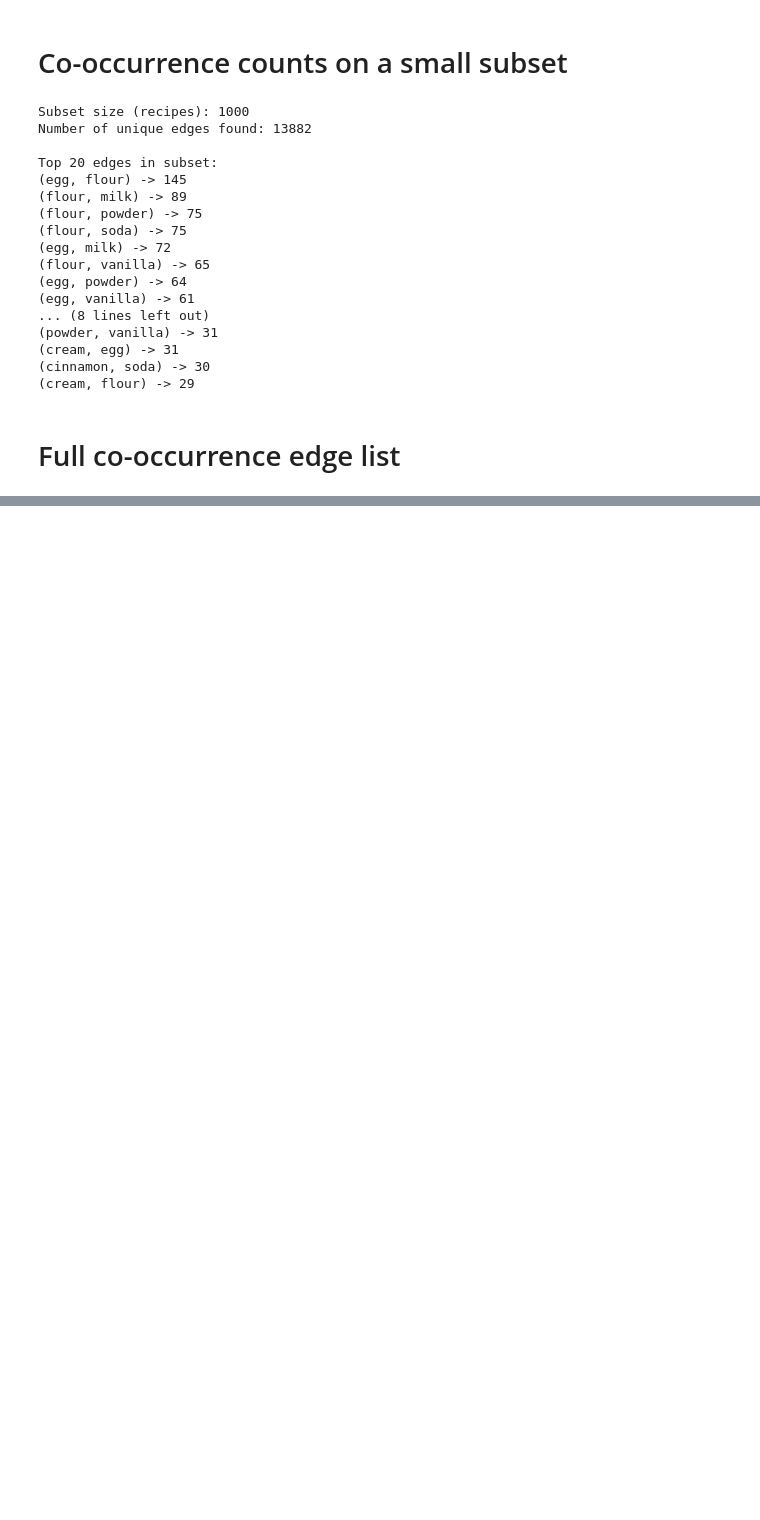
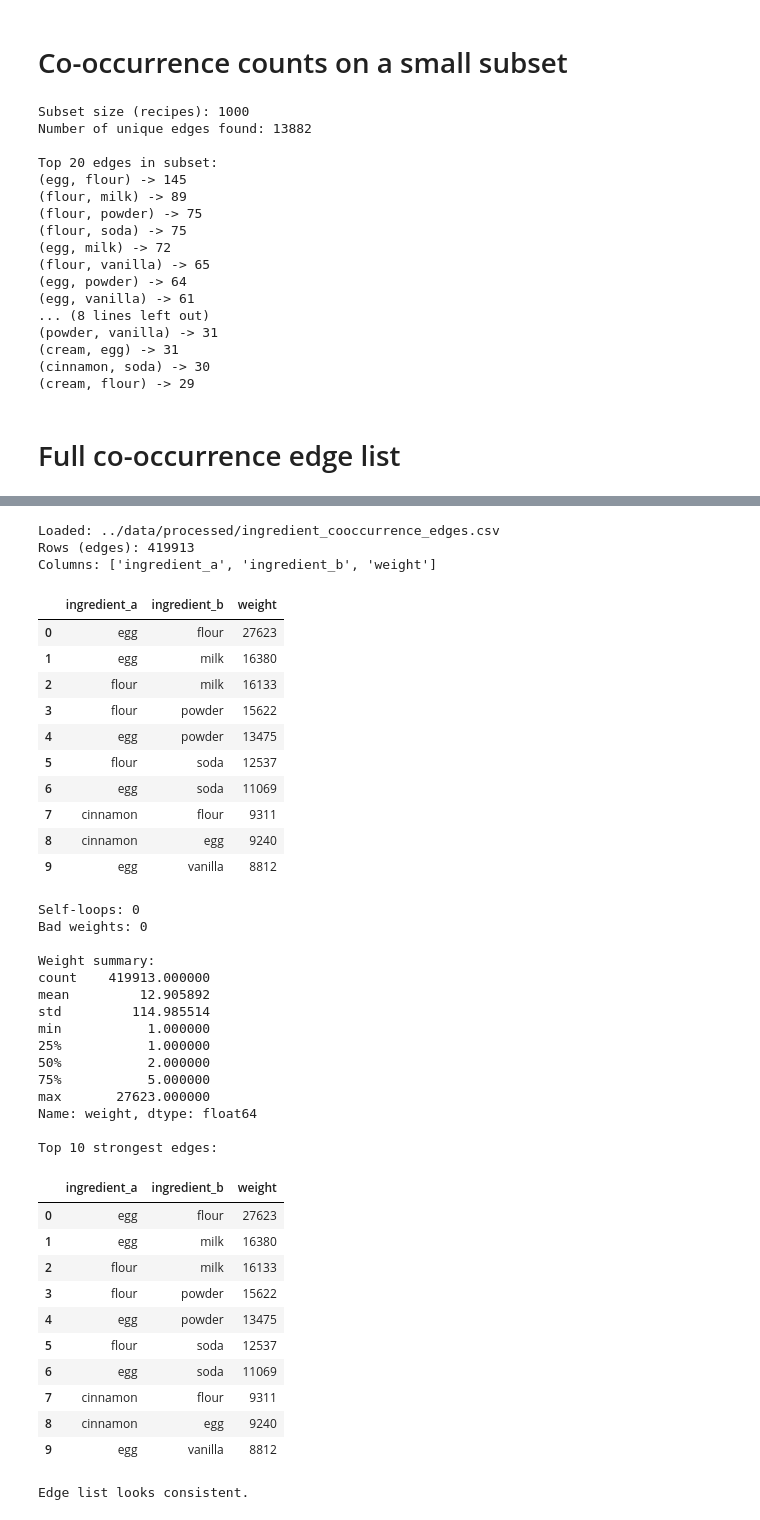
Before and after one commit to adarpalaoglu/SafePlate, a Jupyter notebook: notebooks/02_build_cooccurrence_graph.ipynb, the cells around one changed output, grey strips where cells are left out. Drawn from its saved outputs; the diff is of its cells as text; code cells hidden in the pictures; blank space fills up the shorter version.

```diff
--- a/notebooks/02_build_cooccurrence_graph.ipynb
+++ b/notebooks/02_build_cooccurrence_graph.ipynb
@@ -213 +210,76 @@ Edge list preview:
 Saved co-occurrence edges to: ../data/processed/ingredient_cooccurrence_edges.csv
+# %%
+# -- Quick sanity checks on the saved edge list --
+# Purpose:
+# Make sure the file wrote correctly and the edge list has the properties we rely on before moving on (graph build + Node2Vec).
+
+edges_check = pd.read_csv(EDGES_PATH)
+
+print("Loaded:", EDGES_PATH)
+print("Rows (edges):", len(edges_check))
+print("Columns:", list(edges_check.columns))
+display(edges_check.head(10))
+
+# Basic schema checks
+assert set(edges_check.columns) == {"ingredient_a", "ingredient_b", "weight"}, "Unexpected columns."
+
+# No self-loops (an ingredient paired with itself)
+self_loops = (edges_check["ingredient_a"] == edges_check["ingredient_b"]).sum()
+print("Self-loops:", self_loops)
+assert self_loops == 0, "Found self-loops."
+
+# Weights should be positive integers
+bad_weights = ((edges_check["weight"] <= 0) | (edges_check["weight"] % 1 != 0)).sum()
+print("Bad weights:", bad_weights)
+assert bad_weights == 0, "Found non-positive or non-integer weights."
+
+# Spot-check distribution (helps catch obviously broken counts)
+print("\nWeight summary:")
+print(edges_check["weight"].describe())
+
+print("\nTop 10 strongest edges:")
+display(edges_check.sort_values("weight", ascending=False).head(10))
+
+print("\nEdge list looks consistent.")
+# %% [output]
+Loaded: ../data/processed/ingredient_cooccurrence_edges.csv
+Rows (edges): 419913
+Columns: ['ingredient_a', 'ingredient_b', 'weight']
+|  | ingredient_a | ingredient_b | weight |
+| 0 | egg | flour | 27623 |
+| 1 | egg | milk | 16380 |
+| 2 | flour | milk | 16133 |
+| 3 | flour | powder | 15622 |
+| 4 | egg | powder | 13475 |
+| 5 | flour | soda | 12537 |
+| 6 | egg | soda | 11069 |
+| 7 | cinnamon | flour | 9311 |
+| 8 | cinnamon | egg | 9240 |
+| 9 | egg | vanilla | 8812 |
+Self-loops: 0
+Bad weights: 0
+
+Weight summary:
+count    419913.000000
+mean         12.905892
+std         114.985514
+min           1.000000
+25%           1.000000
+50%           2.000000
+75%           5.000000
+max       27623.000000
+Name: weight, dtype: float64
+
+Top 10 strongest edges:
+|  | ingredient_a | ingredient_b | weight |
+| 0 | egg | flour | 27623 |
+| 1 | egg | milk | 16380 |
+| 2 | flour | milk | 16133 |
+| 3 | flour | powder | 15622 |
+| 4 | egg | powder | 13475 |
+| 5 | flour | soda | 12537 |
+| 6 | egg | soda | 11069 |
+| 7 | cinnamon | flour | 9311 |
+| 8 | cinnamon | egg | 9240 |
+| 9 | egg | vanilla | 8812 |
+Edge list looks consistent.
```
Also changed, not shown: parts of 7 cells of this notebook, 3 other files.
